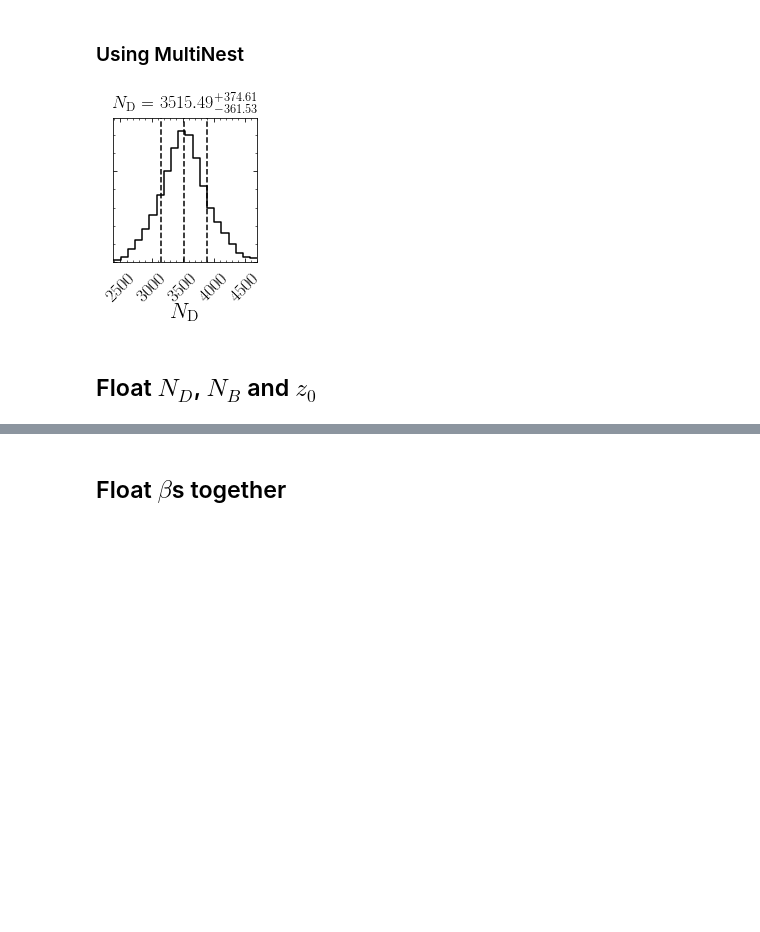
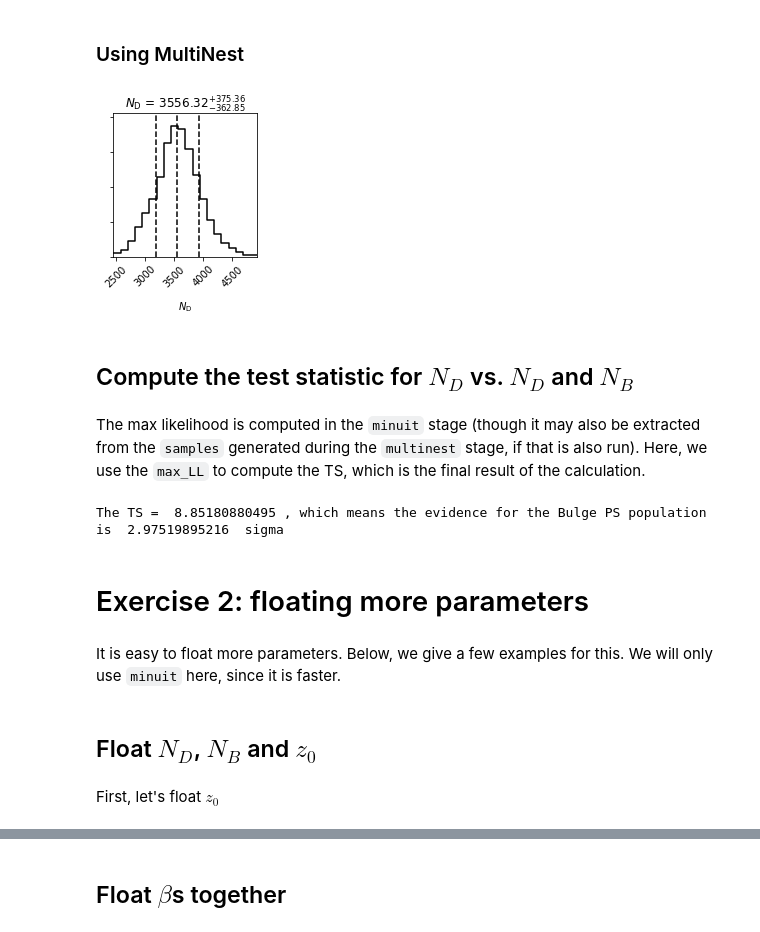
Before and after one commit to bsafdi/GCE-2FIG, a Jupyter notebook: examples/Example_1_Simple_Scans.ipynb, the cells around one changed output, grey strips where cells are left out. Saved outputs shown, nothing was run; the diff lists cells and outputs as text; code cells hidden in the pictures; blank space fills up the shorter version.

Commit message:
added example 0, exampleded example 1, and modified functionality

```diff
--- a/examples/Example_1_Simple_Scans.ipynb
+++ b/examples/Example_1_Simple_Scans.ipynb
@@ -67,6 +85,6 @@ rs.plot_corner(labels = ['$N_\mathrm{B}$','$N_\mathrm{D}$'], chains_dir='/group/
 # %%
-fixed_params = ['n','sigma','alpha','beta_bulge','beta_disk','z0','N_bulge']
-fixed_param_vals = [2.35,1.528,2.6,1.2,1.2, 0.7,0]
+fixed_params = ['n','sigma','alpha','beta_bulge','beta_disk','z0','N_bulge','Lmax_disk', 'Lmax_bulge']
+fixed_param_vals = [2.35,1.528,2.6,1.2,1.2, 0.7,0,1.0e36,1.0e36]
 
 floated_params = ['N_disk']
 floated_param_priors = [[0,10000]]
@@ -94,7 +112,22 @@ rs_nd.perform_scan_multinest(chains_dir='/group/hepheno/smsharma/GCE-2FIG-bsafdi
 # %%
-rs_nd.plot_corner(labels = ['$N_\mathrm{D}$'], chains_dir='/group/hepheno/smsharma/GCE-2FIG-bsafdi/run/chains/DiskOnly/')
+rs_nd.plot_corner(labels = ['$N_\mathrm{D}$'], chains_dir='../run/chains/DiskOnly/')
 # %% [output]
-[figure, old version]
+[figure, new version]
+# %% [markdown]
+## Compute the test statistic for $N_D$ vs. $N_D$ and $N_B$
+# %% [markdown]
+The max likelihood is computed in the `minuit` stage (though it may also be extracted from the `samples` generated during the `multinest` stage, if that is also run).  Here, we use the `max_LL` to compute the TS, which is the final result of the calculation.
+# %%
+TS = 2* (rs.max_LL - rs_nd.max_LL)
+print "The TS = ", TS, ", which means the evidence for the Bulge PS population is ", np.sqrt(TS), " sigma"
+# %% [output]
+The TS =  8.85180880495 , which means the evidence for the Bulge PS population is  2.97519895216  sigma
+# %% [markdown]
+# Exercise 2: floating more parameters
+# %% [markdown]
+It is easy to float more parameters.  Below, we give a few examples for this.  We will only use `minuit` here, since it is faster.
 # %% [markdown]
 ## Float $N_D$, $N_B$ and $z_0$
+# %% [markdown]
+First, let's float $z_0$
 # %%
```
Also changed, not shown: parts of 50 cells of this notebook, 4 other files.
